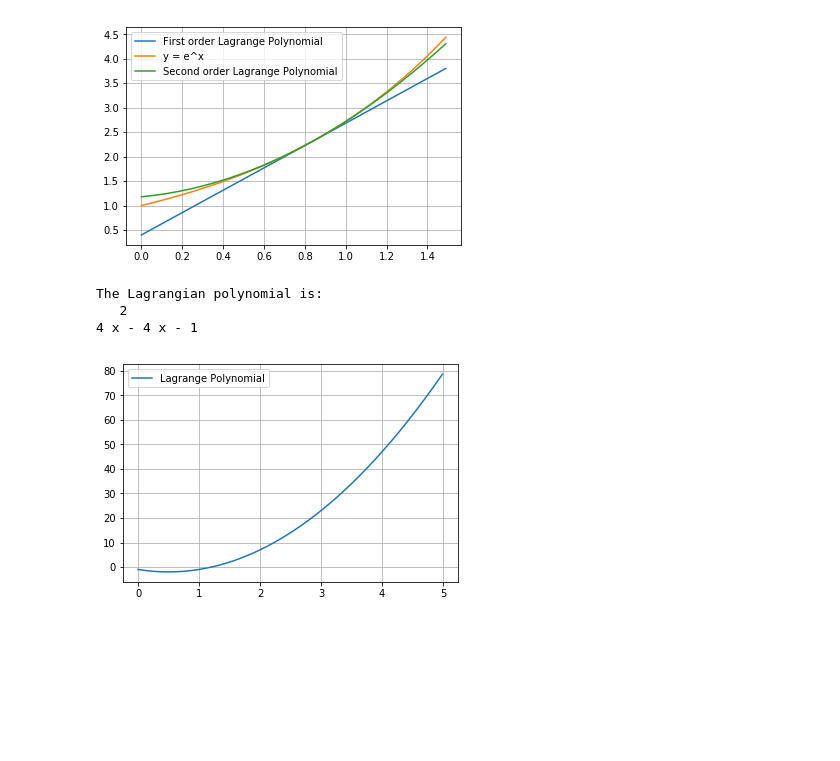
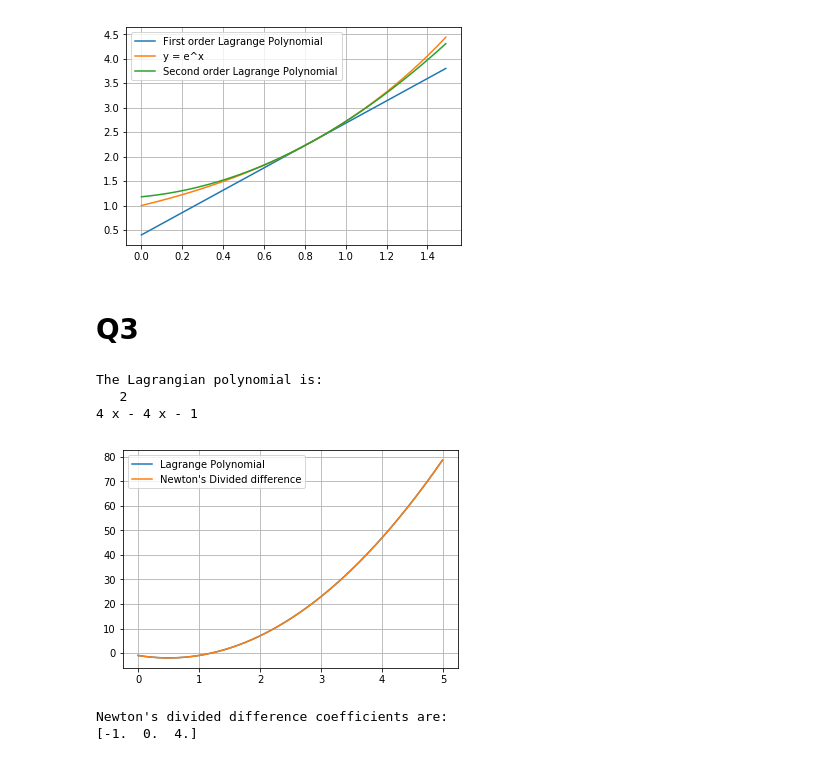
Before and after one commit to Vidhin05/Computational-and-Numerical-Methods, a Jupyter notebook: Set_6.ipynb, the cells around one changed output. Drawn from its saved outputs; the diff is of its cells as text; code cells hidden in the pictures; blank space fills up the shorter version.

```diff
--- a/Set_6.ipynb
+++ b/Set_6.ipynb
@@ -55,3 +55,29 @@ def lagwithfunc(f, x, y, xp, lab):
     plt.show()
     print("The Lagrangian polynomial is:")
     print(poly)
+
+def divdifcoef(x, y):
+    '''x : array of data points
+       y : array of f(x)  '''
+    x.astype(float)
+    y.astype(float)
+    n = len(x)
+    a = []
+    for i in range(n):
+        a.append(y[i])
+    for j in range(1, n):
+        for i in range(n-1, j-1, -1):
+            a[i] = float(a[i]-a[i-1])/float(x[i]-x[i-j])
+
+    return np.array(a) # array of coefficients
+
+def divdifEval(a, x, r):
+    ''' a : array returned by function coef()
+        r : the node to interpolate at  '''
+
+    x.astype(float)
+    n = len( a ) - 1
+    temp = a[n]
+    for i in range( n - 1, -1, -1 ):
+        temp = temp * ( r - x[i] ) + a[i]
+    return temp # y_value interpolation
@@ -77,11 +107,24 @@ The Lagrangian polynomial is:
        2
 1.145 x + 0.3926 x + 1.179
 [figure]
+# %% [markdown]
+# Q3
 # %%
 lag(np.array([0, 1, 2]), np.array([-1, -1, 7]), np.arange(0,5,0.01), "Lagrange Polynomial")
+x = np.array([0, 1, 2])
+
+a = divdifcoef(x, np.array([-1, -1, 7]))
+xp = np.arange(0,5,0.01)
+plt.plot(xp, divdifEval(a, x, xp), label = "Newton's Divided difference")
+plt.grid(True)
+plt.legend(loc='best')
 plt.show()
+print("Newton's divided difference coefficients are:")
+print(a)
 # %% [output]
 The Lagrangian polynomial is:
    2
 4 x - 4 x - 1
-[figure, old version]
+[figure, new version]
+Newton's divided difference coefficients are:
+[-1.  0.  4.]
```
Also changed, not shown: parts of 12 cells of this notebook, 1 other file.
